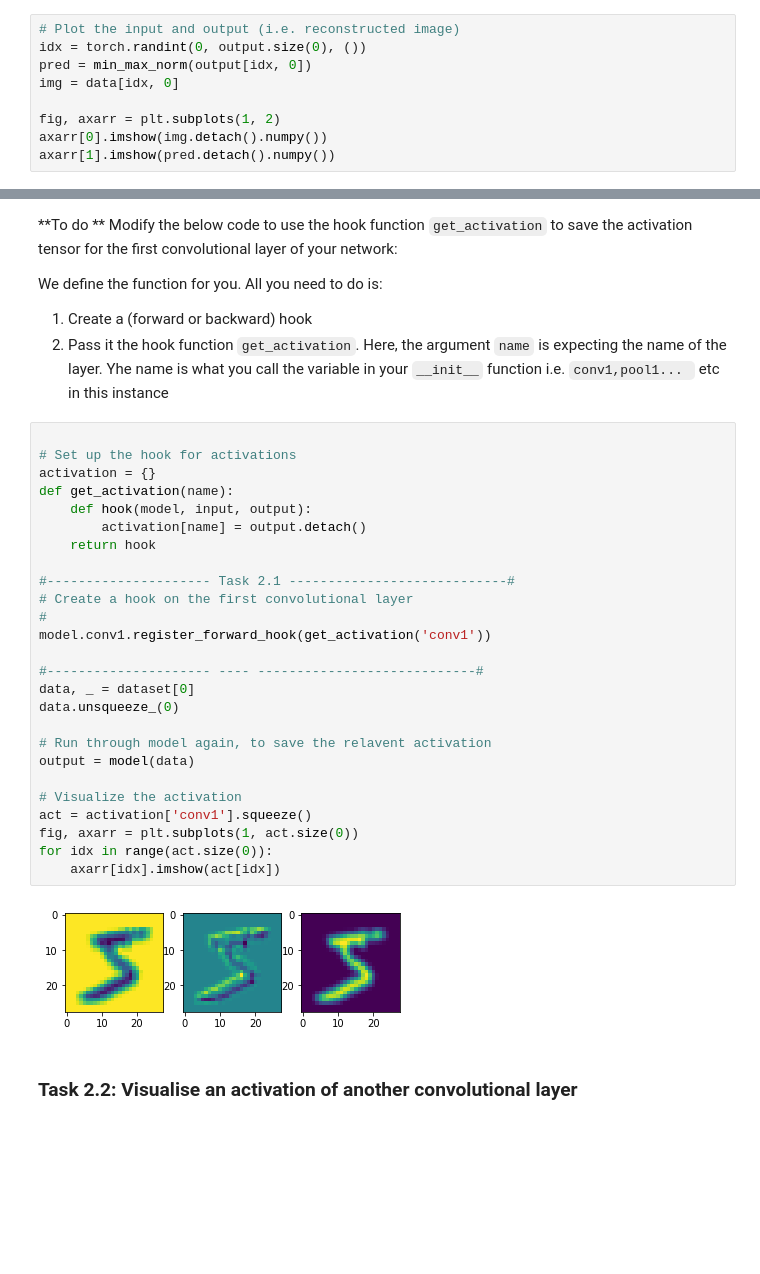
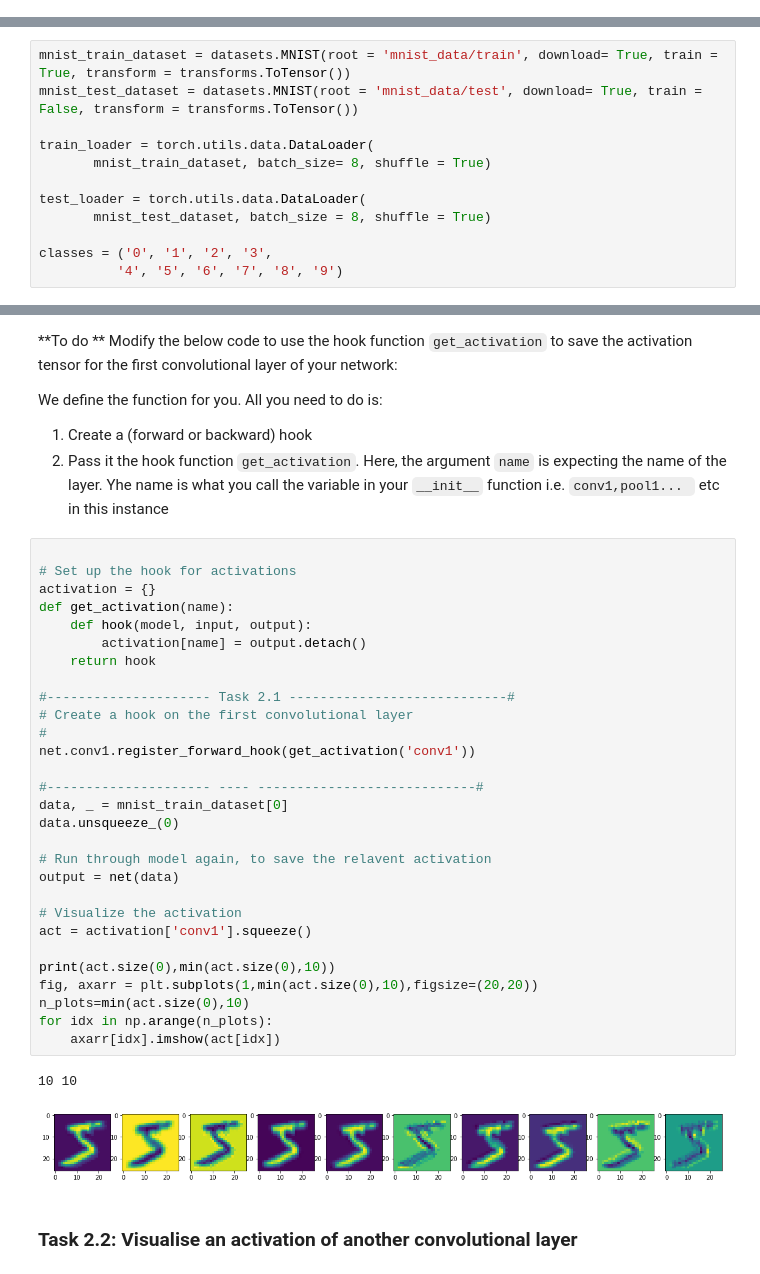
Before and after one commit to CherBass/pytorch_tutorials, a Jupyter notebook: interpretability_tutorial.ipynb, the cells around one changed output, grey strips where cells are left out. Saved outputs shown, nothing was run; the diff lists cells and outputs as text; blank space fills up the shorter version.

```diff
--- a/interpretability_tutorial.ipynb
+++ b/interpretability_tutorial.ipynb
@@ -300,9 +193,0 @@ We now plot the result of our training - i.e. the real image, with the reconstru
-# %%
-# Plot the input and output (i.e. reconstructed image)
-idx = torch.randint(0, output.size(0), ())
-pred = min_max_norm(output[idx, 0])
-img = data[idx, 0]
-
-fig, axarr = plt.subplots(1, 2)
-axarr[0].imshow(img.detach().numpy())
-axarr[1].imshow(pred.detach().numpy())
@@ -311,0 +200,12 @@ axarr[1].imshow(pred.detach().numpy())
+# %%
+mnist_train_dataset = datasets.MNIST(root = 'mnist_data/train', download= True, train = True, transform = transforms.ToTensor())
+mnist_test_dataset = datasets.MNIST(root = 'mnist_data/test', download= True, train = False, transform = transforms.ToTensor())
+
+train_loader = torch.utils.data.DataLoader(
+       mnist_train_dataset, batch_size= 8, shuffle = True)
+
+test_loader = torch.utils.data.DataLoader(
+       mnist_test_dataset, batch_size = 8, shuffle = True)
+
+classes = ('0', '1', '2', '3',
+          '4', '5', '6', '7', '8', '9')
@@ -432,31 +446,35 @@ We define the function for you. All you need to do is:
 # %%
 
 # Set up the hook for activations
 activation = {}
 def get_activation(name):
     def hook(model, input, output):
         activation[name] = output.detach()
     return hook
 
 #--------------------- Task 2.1 ----------------------------#
 # Create a hook on the first convolutional layer
 #
-model.conv1.register_forward_hook(get_activation('conv1'))
+net.conv1.register_forward_hook(get_activation('conv1'))
 
 #--------------------- ---- ----------------------------#
-data, _ = dataset[0]
+data, _ = mnist_train_dataset[0]
 data.unsqueeze_(0)
 
 # Run through model again, to save the relavent activation
-output = model(data)
+output = net(data)
 
 # Visualize the activation
 act = activation['conv1'].squeeze()
-fig, axarr = plt.subplots(1, act.size(0))
-for idx in range(act.size(0)):
+
+print(act.size(0),min(act.size(0),10))
+fig, axarr = plt.subplots(1,min(act.size(0),10),figsize=(20,20))
+n_plots=min(act.size(0),10)
+for idx in np.arange(n_plots):
     axarr[idx].imshow(act[idx])
 # %% [output]
+10 10
-[figure, old version]
+[figure, new version]
 # %% [markdown]
 ### Task 2.2: Visualise an activation of another convolutional layer
 # %%
```
Also changed, not shown: parts of 39 cells of this notebook.
